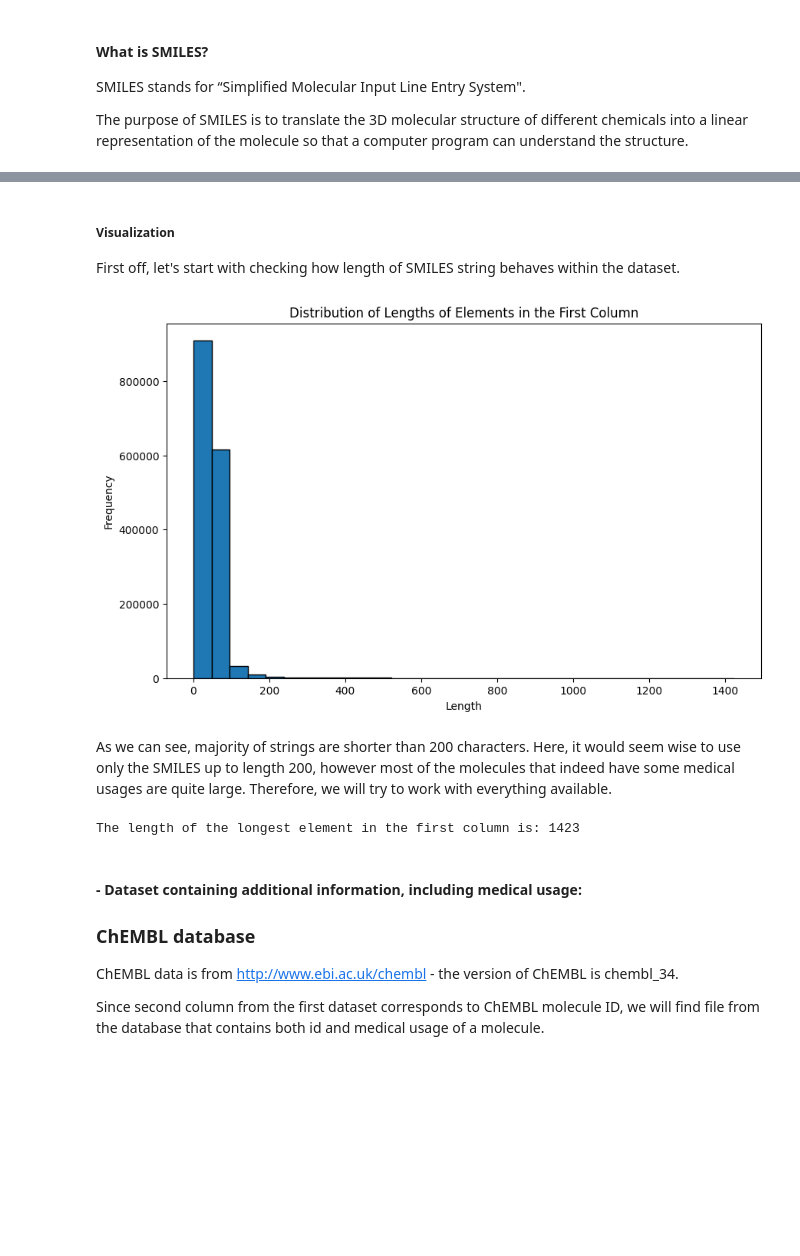
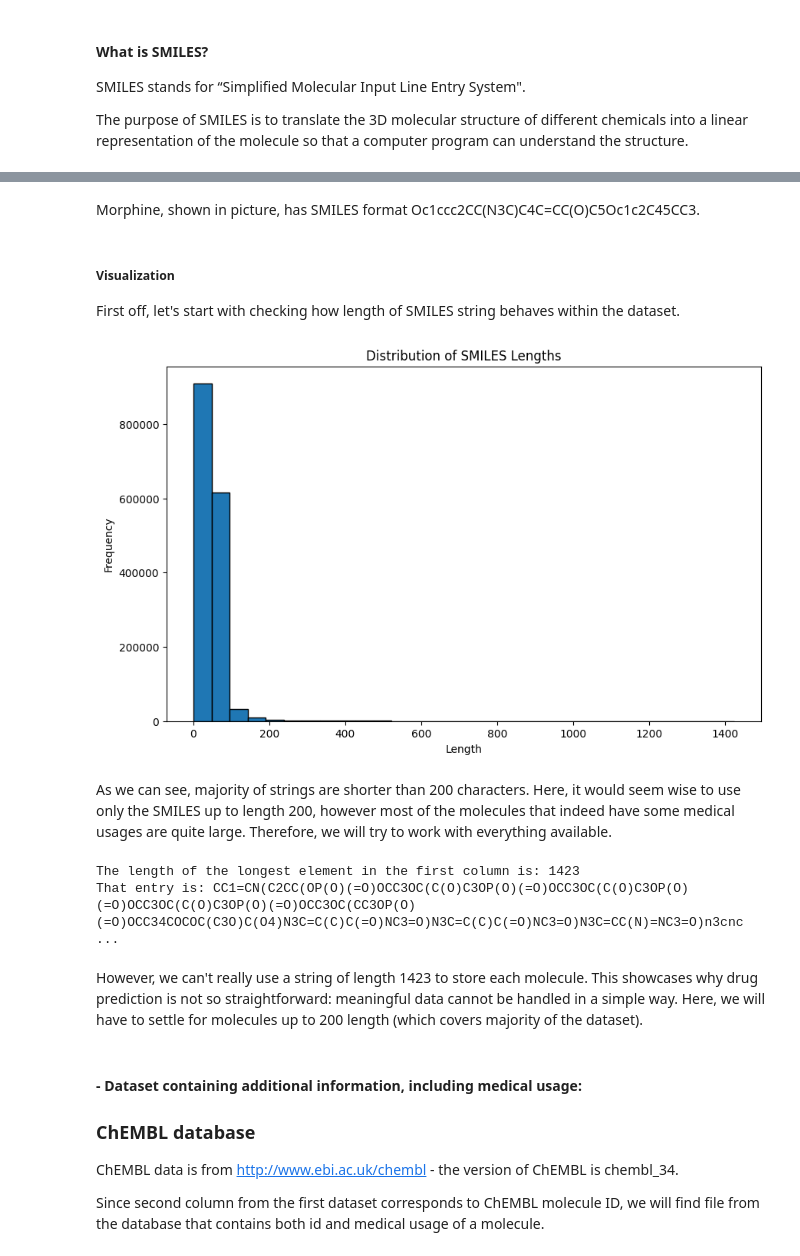
Before and after one commit to turquoise-comb/ml-project, a Jupyter notebook: notebook.ipynb, the cells around one changed output, grey strips where cells are left out. Cells and saved outputs as stored; diff of their text form; code cells hidden in the pictures; blank space fills up the shorter version.

Commit message:
added correct dataset, analyzing length

```diff
--- a/notebook.ipynb
+++ b/notebook.ipynb
@@ -51,26 +58,31 @@ The purpose of SMILES is to translate the 3D molecular structure of different ch
+# %% [markdown]
+Morphine, shown in picture, has SMILES format Oc1ccc2CC(N3C)C4C=CC(O)C5Oc1c2C45CC3.
 # %% [markdown]
 ##### Visualization
 First off, let's start with checking how length of SMILES string behaves within the dataset.
 # %%
 import matplotlib.pyplot as plt
 lengths = data1[0].apply(len)
+max_length_index = lengths.idxmax()
 plt.figure(figsize=(10, 6))
 plt.hist(lengths, bins=30, edgecolor='black')
 plt.title('Distribution of SMILES Lengths')
 plt.xlabel('Length')
 plt.ylabel('Frequency')
 plt.show()
 # %% [output]
-[figure, old version]
+[figure, new version]
 # %% [markdown]
 As we can see, majority of strings are shorter than 200 characters. Here, it would seem wise to use only the SMILES up to length 200, however most of the molecules that indeed have some medical usages are quite large. Therefore, we will try to work with everything available.
 # %%
 max_length = data1[0].apply(len).max()
 print(f"The length of the longest element in the first column is: {max_length}")
-
-#the length is ridiculous so we won't be able to use a string of set length for all smiles
+print(f"That entry is: {data1[0][max_length_index]}")
 # %% [output]
 The length of the longest element in the first column is: 1423
+That entry is: CC1=CN(C2CC(OP(O)(=O)OCC3OC(C(O)C3OP(O)(=O)OCC3OC(C(O)C3OP(O)(=O)OCC3OC(C(O)C3OP(O)(=O)OCC3OC(CC3OP(O)(=O)OCC34COCOC(C3O)C(O4)N3C=C(C)C(=O)NC3=O)N3C=C(C)C(=O)NC3=O)N3C=CC(N)=NC3=O)n3cnc ...
+# %% [markdown]
+However, we can't really use a string of length 1423 to store each molecule. This showcases why drug prediction is not so straightforward: meaningful data cannot be handled in a simple way. Here, we will have to settle for molecules up to 200 length (which covers majority of the dataset).
 # %% [markdown]
 #### - Dataset containing additional information, including medical usage:
 ### ChEMBL database
```
Also changed, not shown: parts of 5 cells of this notebook.
